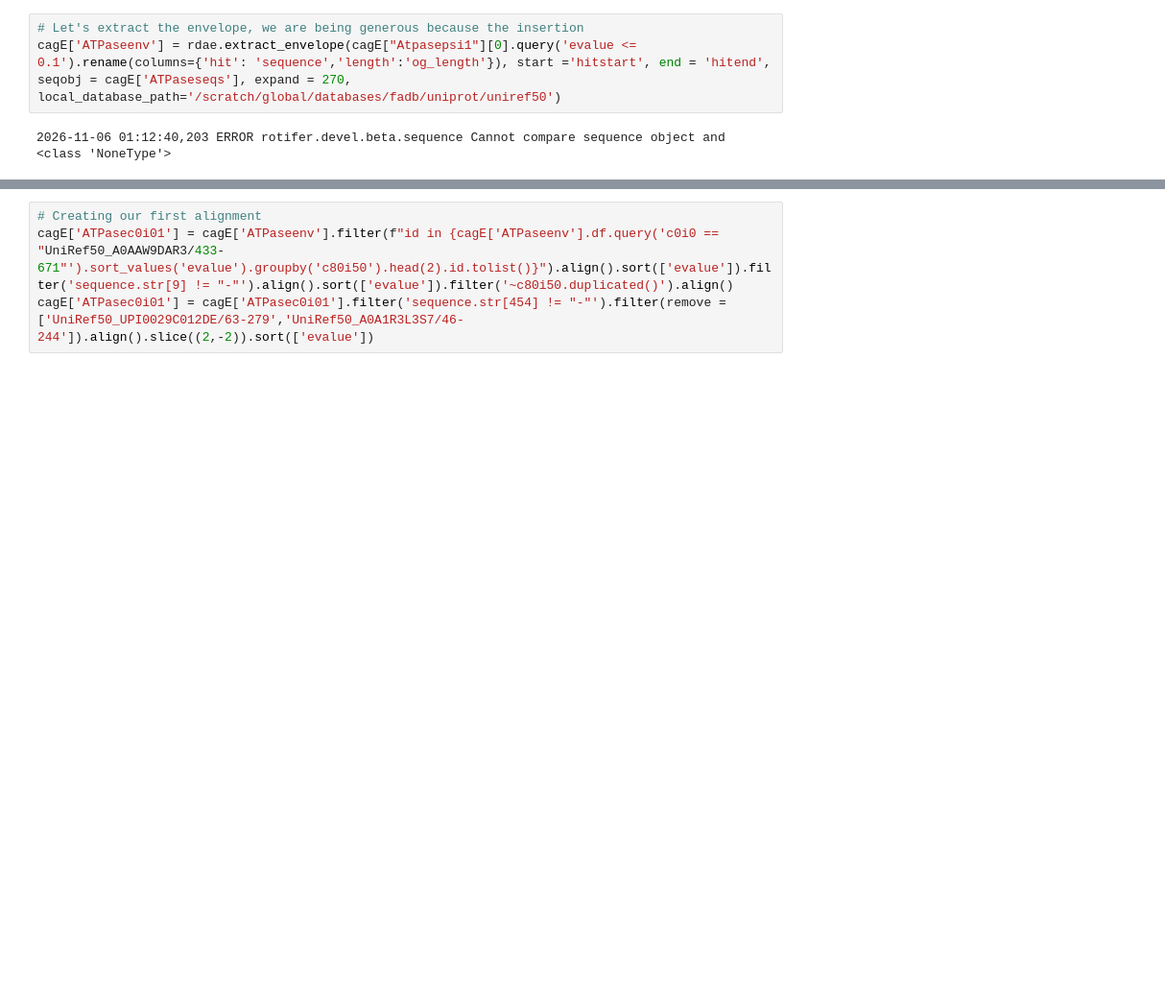
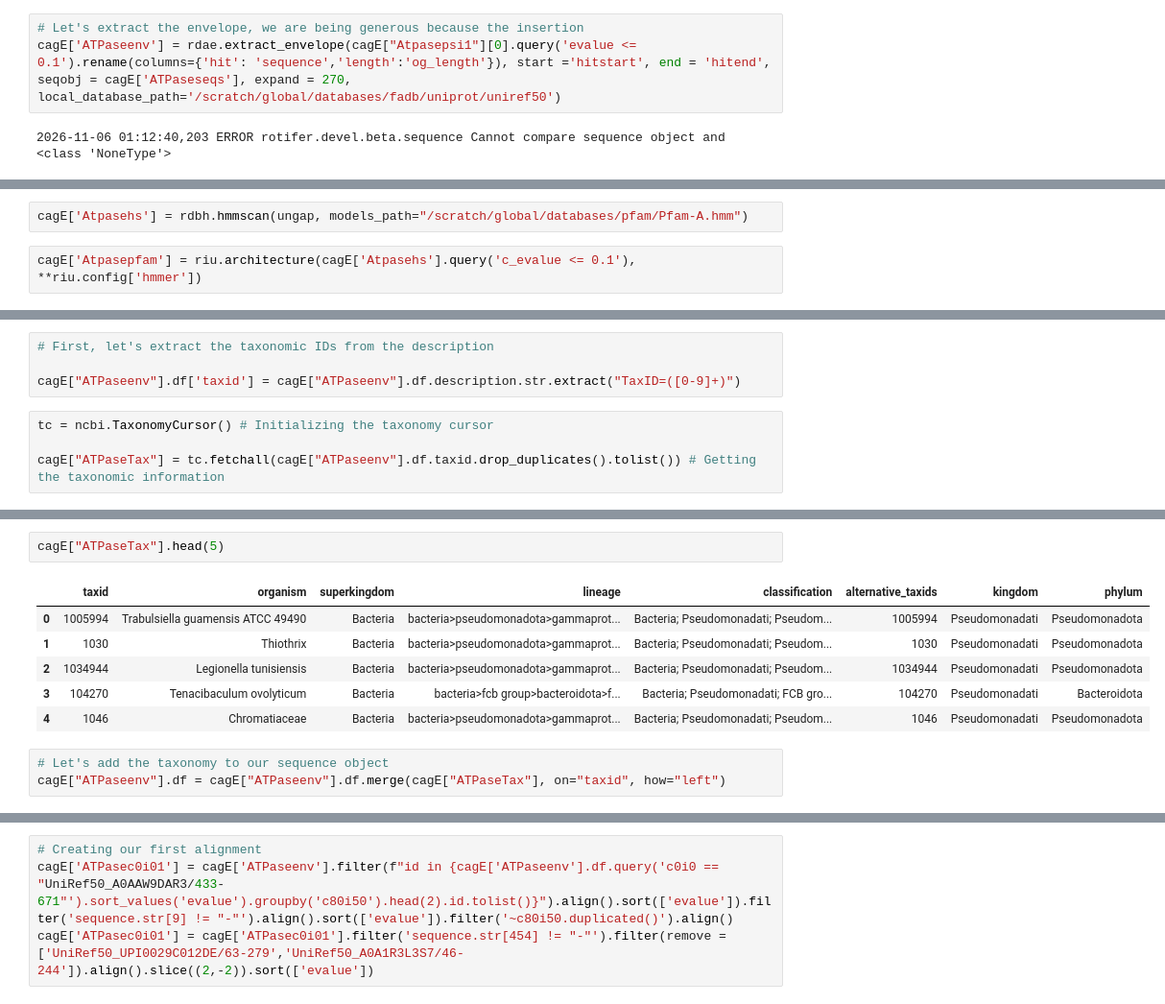
Before and after one commit to leepusp/RotiferHackathon2026, a Jupyter notebook: work/VirB4/VirB4.ipynb, the cells around one changed output, grey strips where cells are left out. Shown at 96% size. Cells and saved outputs as stored; diff of their text form; blank space fills up the shorter version.

Commit message:
Updates to virB4 jupyter notebook - selecting sequences for second iteration

```diff
--- a/work/VirB4/VirB4.ipynb
+++ b/work/VirB4/VirB4.ipynb
@@ -536,0 +598,4 @@ Name: count, dtype: int64
+# %%
+cagE['Atpasehs'] = rdbh.hmmscan(ungap, models_path="/scratch/global/databases/pfam/Pfam-A.hmm")
+# %%
+cagE['Atpasepfam'] = riu.architecture(cagE['Atpasehs'].query('c_evalue <= 0.1'), **riu.config['hmmer'])
@@ -536,0 +604,8 @@ Name: count, dtype: int64
+# %%
+# First, let's extract the taxonomic IDs from the description
+
+cagE["ATPaseenv"].df['taxid'] = cagE["ATPaseenv"].df.description.str.extract("TaxID=([0-9]+)")
+# %%
+tc = ncbi.TaxonomyCursor() # Initializing the taxonomy cursor
+
+cagE["ATPaseTax"] = tc.fetchall(cagE["ATPaseenv"].df.taxid.drop_duplicates().tolist()) # Getting the taxonomic information
@@ -536,0 +617,12 @@ Name: count, dtype: int64
+# %%
+cagE["ATPaseTax"].head(5)
+# %% [output]
+|  | taxid | organism | superkingdom | lineage | classification | alternative_taxids | kingdom | phylum |
+| 0 | 1005994 | Trabulsiella guamensis ATCC 49490 | Bacteria | bacteria>pseudomonadota>gammaprot... | Bacteria; Pseudomonadati; Pseudom... | 1005994 | Pseudomonadati | Pseudomonadota |
+| 1 | 1030 | Thiothrix | Bacteria | bacteria>pseudomonadota>gammaprot... | Bacteria; Pseudomonadati; Pseudom... | 1030 | Pseudomonadati | Pseudomonadota |
+| 2 | 1034944 | Legionella tunisiensis | Bacteria | bacteria>pseudomonadota>gammaprot... | Bacteria; Pseudomonadati; Pseudom... | 1034944 | Pseudomonadati | Pseudomonadota |
+| 3 | 104270 | Tenacibaculum ovolyticum | Bacteria | bacteria>fcb group>bacteroidota>f... | Bacteria; Pseudomonadati; FCB gro... | 104270 | Pseudomonadati | Bacteroidota |
+| 4 | 1046 | Chromatiaceae | Bacteria | bacteria>pseudomonadota>gammaprot... | Bacteria; Pseudomonadati; Pseudom... | 1046 | Pseudomonadati | Pseudomonadota |
+# %%
+# Let's add the taxonomy to our sequence object
+cagE["ATPaseenv"].df = cagE["ATPaseenv"].df.merge(cagE["ATPaseTax"], on="taxid", how="left")
```
Also changed, not shown: parts of 36 cells of this notebook, 8 other files.
